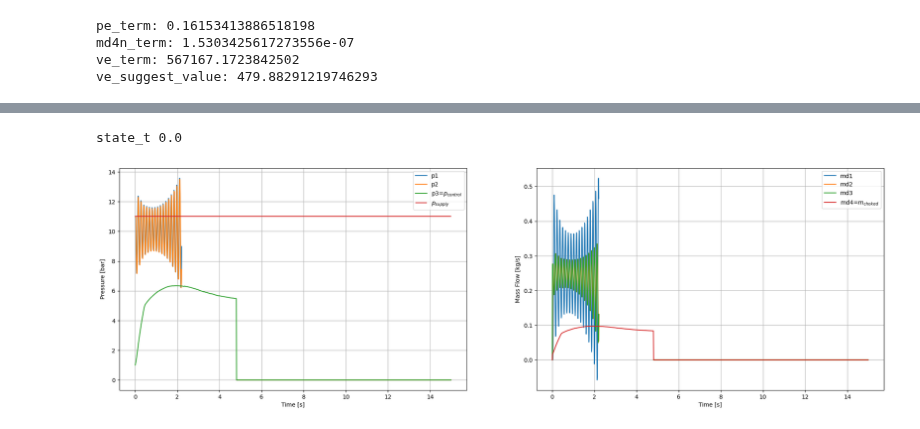
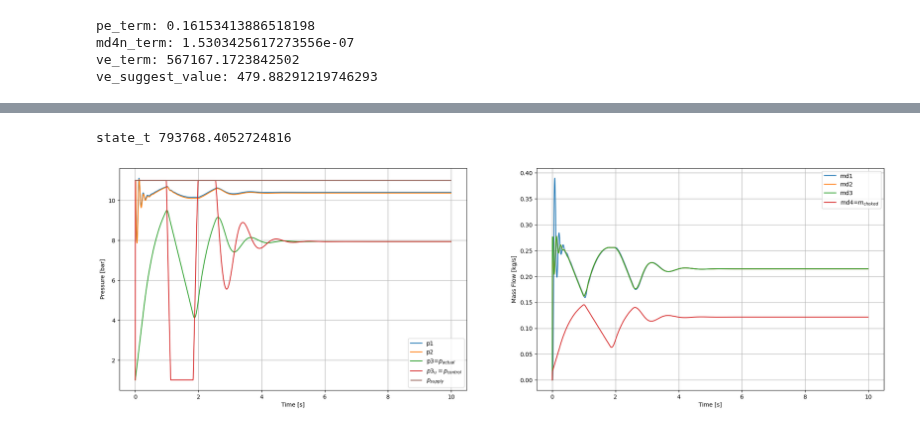
Before and after one commit to Pljwachs/Control-and-Simulation-of-Rocket-Hopper, a Jupyter notebook: src/fluid_simulation.ipynb, the cells around one changed output, grey strips where cells are left out. Cells and saved outputs as stored; diff of their text form; code cells hidden in the pictures.

```diff
--- a/src/fluid_simulation.ipynb
+++ b/src/fluid_simulation.ipynb
@@ -55,7 +55,7 @@ from mpccontroller import MPCController
 # Integration parameter
 h=1/200  # step size    need at least 1000hz (sec)
 t0=0    # initial time (sec)
-tf=15   # final time (sec)
+tf=10   # final time (sec)
 
 time=np.linspace(t0,tf,int((tf-t0)/h)+1)
 
@@ -66,15 +66,16 @@ p_s=11e5            #p_s pressure supply: at the inlet of the hose
 p1_t0=p_s           # inlet of the fitting
 p2_t0=p_s           # inlet of the valve
 p3_t0=1e5           # inlet of the nozzle:  assume initial constant air pressure
-p3_max=11*1e5       # maximum input command for the valve
+p3_max_range=11*1e5       # maximum input command for the valve
 
+p3_u_t0=1e5
 # Initial mass flow rate (kg/s)
 md1_t0=0
 md2_t0=0
 md3_t0=0
 md4_t0=0
 
-state_t0=np.array([p1_t0,md1_t0,p2_t0,md2_t0,p3_t0,md3_t0,md4_t0])
+state_t0=np.array([p1_t0,md1_t0,p2_t0,md2_t0,p3_t0,md3_t0,p3_u_t0,md4_t0])
 state_t=np.zeros((len(state_t0),len(time)))
 
 
@@ -98,8 +99,6 @@ motion_t0=np.array([x_t0,v_t0])
 motion_t=np.zeros((len(motion_t0),len(time)))
 
 
-integral=0   # initialize the integral
-lasterr=0    # for the kd
 ###########################################################
 # System & environmental parameters
 
@@ -138,7 +137,7 @@ T_4=273                        #[k]
 
 ## mass
 m_hop=3.5    # mass of hopper [kg]
-m_hose=1     # mass of hose   [kg]
+m_hose=1.0     # mass of hose   [kg]
 prev_pose=x_t0  # for hose dynamic modeling
 k_hose=6     # variable hopper mass [N/m]
 F_RR=10      # rolling resistence [N]
@@ -238,6 +252,14 @@ at iteration 17 , Me: 1.8492187500000006 , and h: 0.00078125 , and epsilon: 1.49
 at iteration 18 , Me: 1.8488281250000005 , and h: 0.000390625 , and epsilon: 1.494286538518734
 at iteration 19 , Me: 1.8486328125000004 , and h: 0.0001953125 , and epsilon: 1.4938331019006394
 for comparison, real epsilon:  1.4938271604938271
+# %%
+## PID parameters for valve control (for the simulation purpose, don't deploy in the real test)
+v_kp=2.0   #2.0
+v_ki=0.0
+v_kd=0.15
+
+v_lasterr=0.0
+v_integral=0.0
 # %%
 ###########################################################
 # for valve
@@ -502,35 +509,38 @@ SystemError: <built-in function Function_call> returned a result with an excepti
 # %%
 # Visualization
 
 # part 1: pressure and mass flow rate
 
-plt.figure(figsize=(24,7))
+fig_p=plt.figure(figsize=(24,7))
 plt.subplot(121)
 plt.plot(time[:-1], state_t[0, :-1]/1e5, label='p1', color='C0')
 plt.plot(time[:-1], state_t[2, :-1]/1e5, label='p2', color='C1')
-plt.plot(time[:-1], state_t[4, :-1]/1e5, label='p3=$p_{control}$', color='C2')
-plt.hlines(11.0,xmin=0,xmax=tf,label='$p_{supply}$', color='C3')
+plt.plot(time[:-1], state_t[4, :-1]/1e5, label='p3=$p_{actual}$', color='C2')
+plt.plot(time[:-1], state_t[6, :-1]/1e5, label='$p3_u=p_{control}$', color='C3')
+plt.hlines(p_s/1e5,xmin=0,xmax=tf,label='$p_{supply}$', color='C5')
 plt.xlabel('Time [s]')
 plt.ylabel('Pressure [bar]')
 # plt.ylim(ymin=9.99999, ymax=10.00001)
 plt.grid()
 plt.legend()
 
 plt.subplot(122)
 plt.plot(time[:-1], state_t[1, :-1], label='md1', color='C0')
 plt.plot(time[:-1], state_t[3, :-1], label='md2', color='C1')
 plt.plot(time[:-1], state_t[5, :-1], label='md3', color='C2')
-plt.plot(time[:-1], state_t[6, :-1], label='md4=$m_{choked}$', color='C3')
+plt.plot(time[:-1], state_t[7, :-1], label='md4=$m_{choked}$', color='C3')
 plt.xlabel('Time [s]')
 plt.ylabel('Mass Flow [kg/s]')
 plt.grid()
 plt.legend()
-
 # the ideal value for p2 is suppose to be around 10 bar
 print("state_t",state_t[4,-2])
+
+
+fig_p.savefig("../figure/mpc_pressure.png")
 # %% [output]
-state_t 0.0
+state_t 793768.4052724816
-[figure, old version]
+[figure, new version]
 # %%
 # part 2: density
 
```
Also changed, not shown: parts of 5 cells of this notebook, 4 other files.
